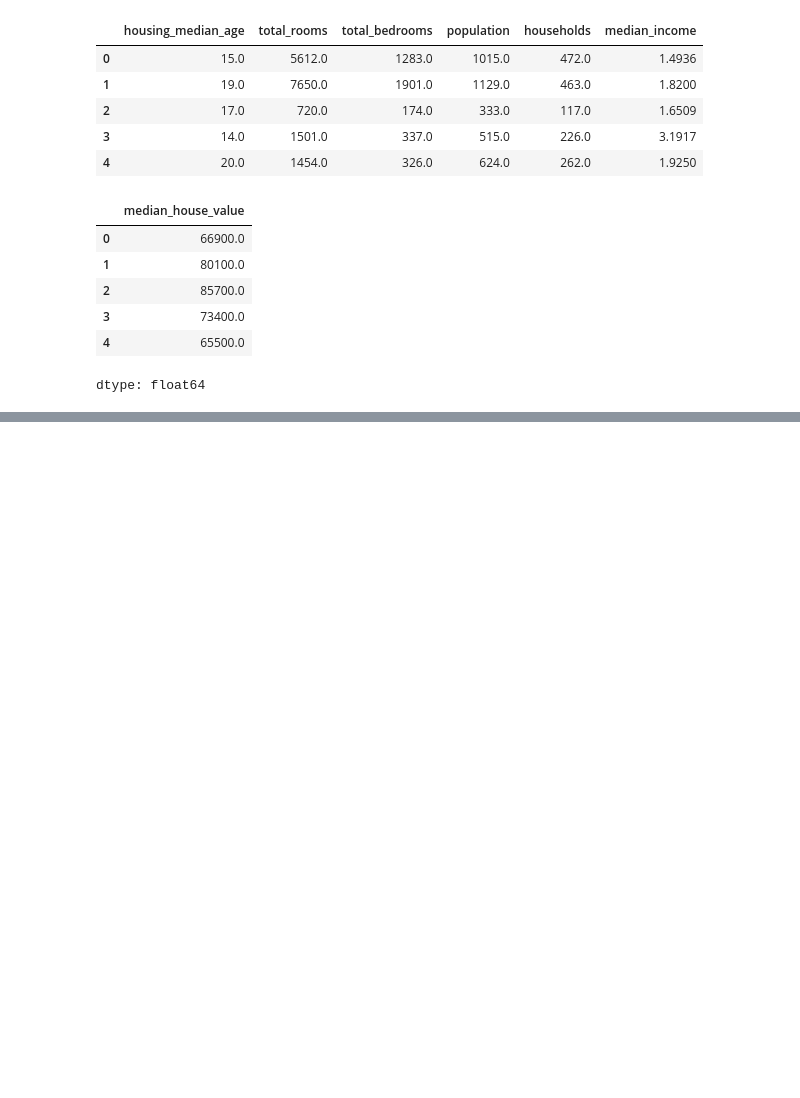
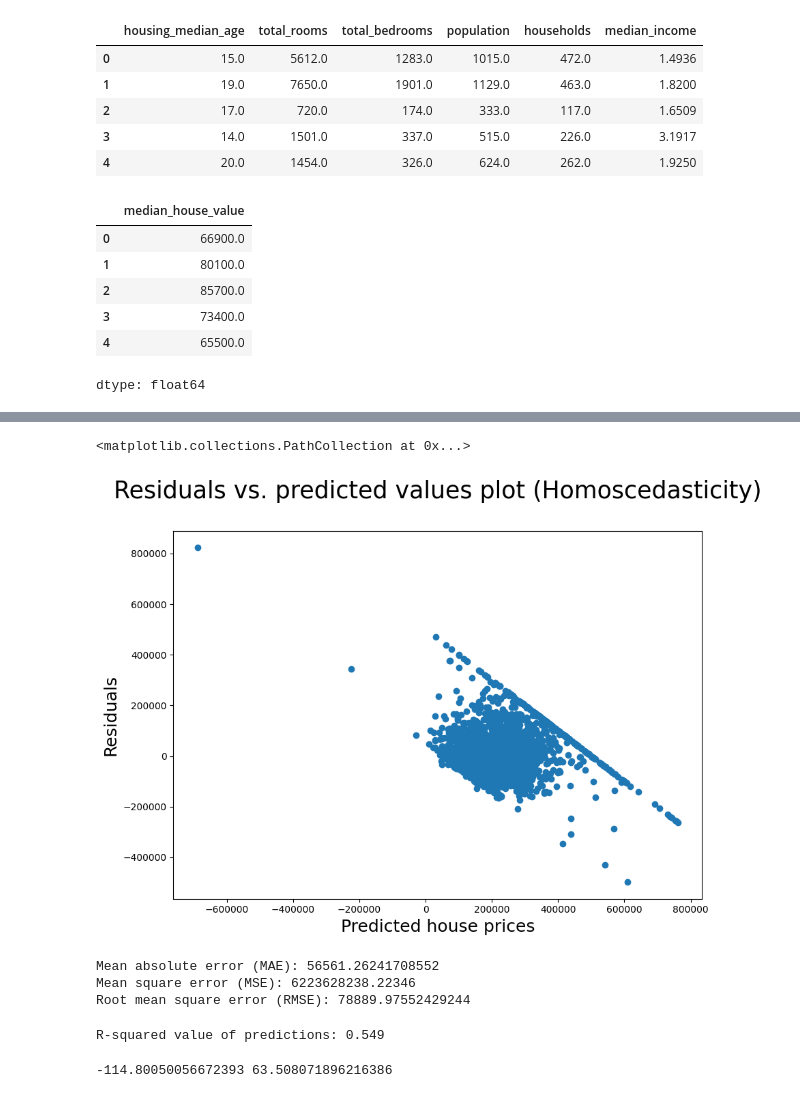
Before and after one commit to Akramuddin2303A510F6/AIML-2025, a Jupyter notebook: Lab_04.ipynb, the cells around one changed output, grey strips where cells are left out. Saved outputs shown, nothing was run; the diff lists cells and outputs as text; code cells hidden in the pictures; blank space fills up the shorter version.

```diff
--- a/Lab_04.ipynb
+++ b/Lab_04.ipynb
@@ -137,0 +289,29 @@ dtype: float64
+# %%
+plt.figure(figsize=(10,7))
+plt.title("Residuals vs. predicted values plot (Homoscedasticity)\n",fontsize=25)
+plt.xlabel("Predicted house prices",fontsize=18)
+plt.ylabel("Residuals", fontsize=18)
+plt.scatter(x=predictions,y=y_test-predictions)
+# %% [output]
+<matplotlib.collections.PathCollection at 0x...>
+[figure, added]
+# %%
+print("Mean absolute error (MAE):", metrics.mean_absolute_error(y_test,predictions))
+print("Mean square error (MSE):", metrics.mean_squared_error(y_test,predictions))
+print("Root mean square error (RMSE):", np.sqrt(metrics.mean_squared_error(y_test,predictions)))
+# %% [output]
+Mean absolute error (MAE): 56561.26241708552
+Mean square error (MSE): 6223628238.22346
+Root mean square error (RMSE): 78889.97552429244
+# %%
+print("R-squared value of predictions:",round(metrics.r2_score(y_test,predictions),3))
+# %% [output]
+R-squared value of predictions: 0.549
+# %%
+#compute minmax value for observed price and expected price
+import numpy as np
+min=np.min(predictions/6000)
+max=np.max(predictions/12000)
+print(min, max)
+# %% [output]
+-114.80050056672393 63.508071896216386
```
Also changed, not shown: parts of 17 cells of this notebook.
